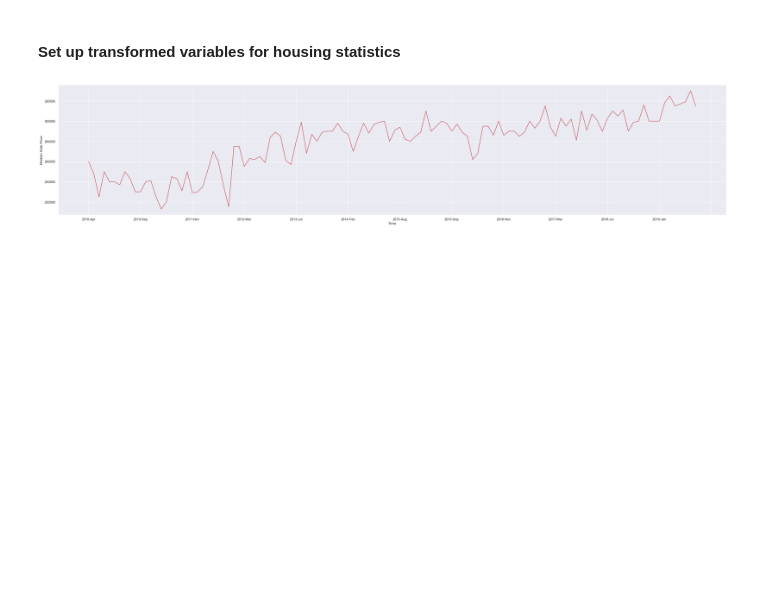
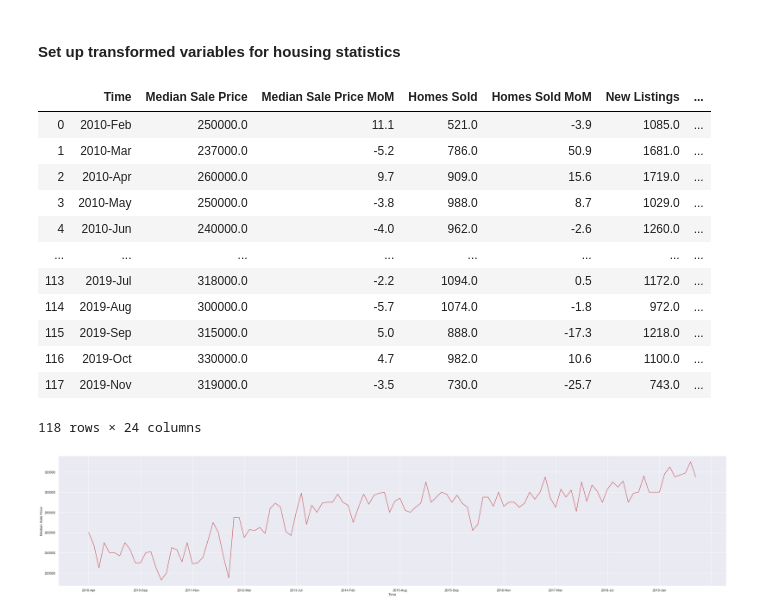
Before and after one commit to iuniorhsiung/mod4_project_DC_housing_price, a Jupyter notebook: python_folder/python file/Data_cleaning_house_price.ipynb, the cells around one changed output. Drawn from its saved outputs; the diff is of its cells as text; code cells hidden in the pictures; blank space fills up the shorter version.

```diff
--- a/python_folder/python file/Data_cleaning_house_price.ipynb
+++ b/python_folder/python file/Data_cleaning_house_price.ipynb
@@ -102,6 +102,24 @@ df.describe()
 ####  Set up transformed variables for housing statistics
 # %%
 df = pd.read_csv("../../data/house_preclean_data.csv")
+df1 = pd.read_csv("../../data/macro.csv")
+# %%
+df = pd.concat([df, df1], axis=1, sort=False)
+df.to_csv("../../data/house__data.csv", index = False)
+# %% [output]
+|  | Time | Median Sale Price | Median Sale Price MoM | Homes Sold | Homes Sold MoM | New Listings | ... |
+| 0 | 2010-Feb | 250000.0 | 11.1 | 521.0 | -3.9 | 1085.0 | ... |
+| 1 | 2010-Mar | 237000.0 | -5.2 | 786.0 | 50.9 | 1681.0 | ... |
+| 2 | 2010-Apr | 260000.0 | 9.7 | 909.0 | 15.6 | 1719.0 | ... |
+| 3 | 2010-May | 250000.0 | -3.8 | 988.0 | 8.7 | 1029.0 | ... |
+| 4 | 2010-Jun | 240000.0 | -4.0 | 962.0 | -2.6 | 1260.0 | ... |
+| ... | ... | ... | ... | ... | ... | ... | ... |
+| 113 | 2019-Jul | 318000.0 | -2.2 | 1094.0 | 0.5 | 1172.0 | ... |
+| 114 | 2019-Aug | 300000.0 | -5.7 | 1074.0 | -1.8 | 972.0 | ... |
+| 115 | 2019-Sep | 315000.0 | 5.0 | 888.0 | -17.3 | 1218.0 | ... |
+| 116 | 2019-Oct | 330000.0 | 4.7 | 982.0 | 10.6 | 1100.0 | ... |
+| 117 | 2019-Nov | 319000.0 | -3.5 | 730.0 | -25.7 | 743.0 | ... |
+118 rows × 24 columns
 # %%
 ax1 = sns.lineplot(x="Time", y="Median Sale Price", color = 'r', data = df)
 sns.set(rc={'figure.figsize':(40,8)})
```
Also changed, not shown: 1 other file.
